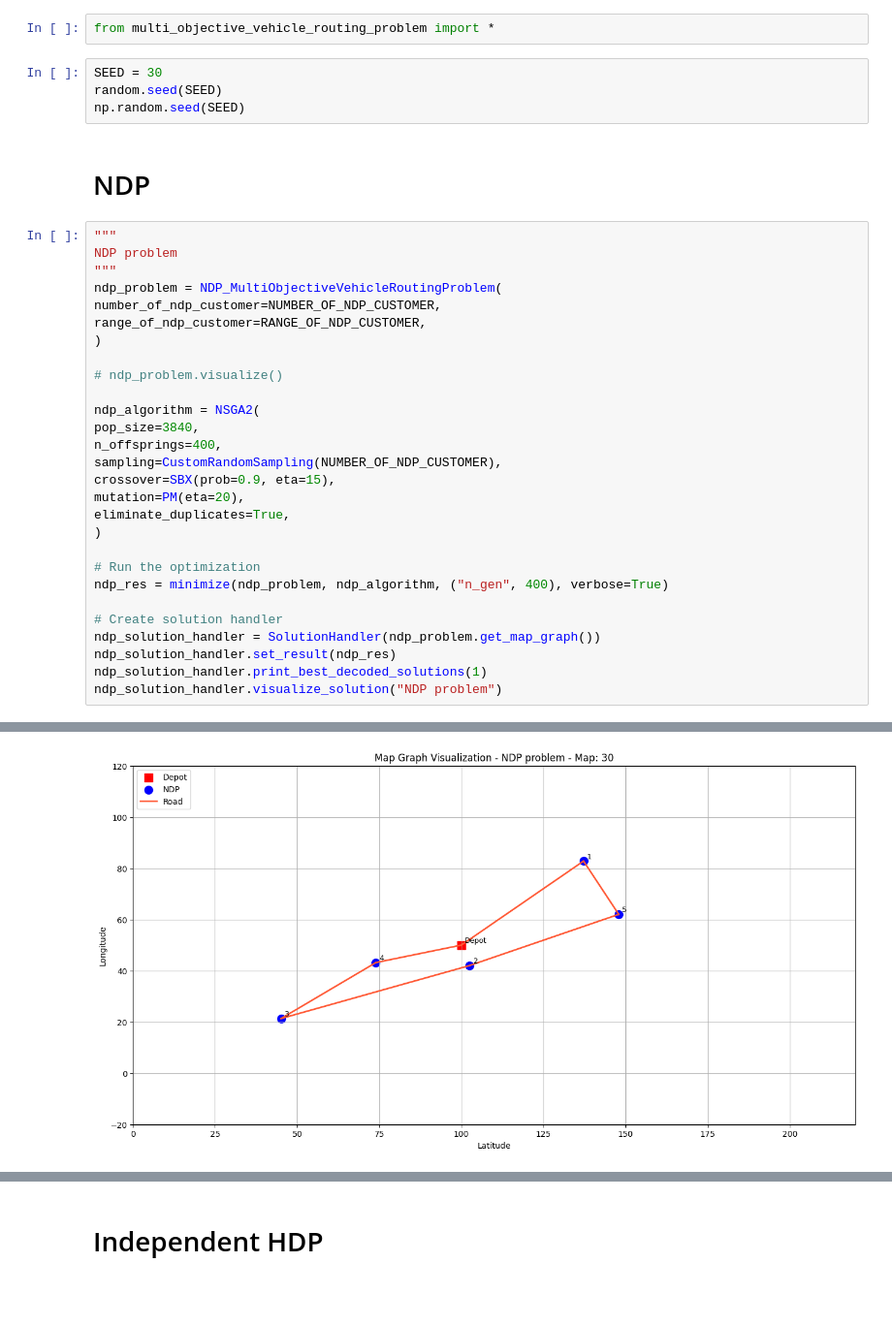
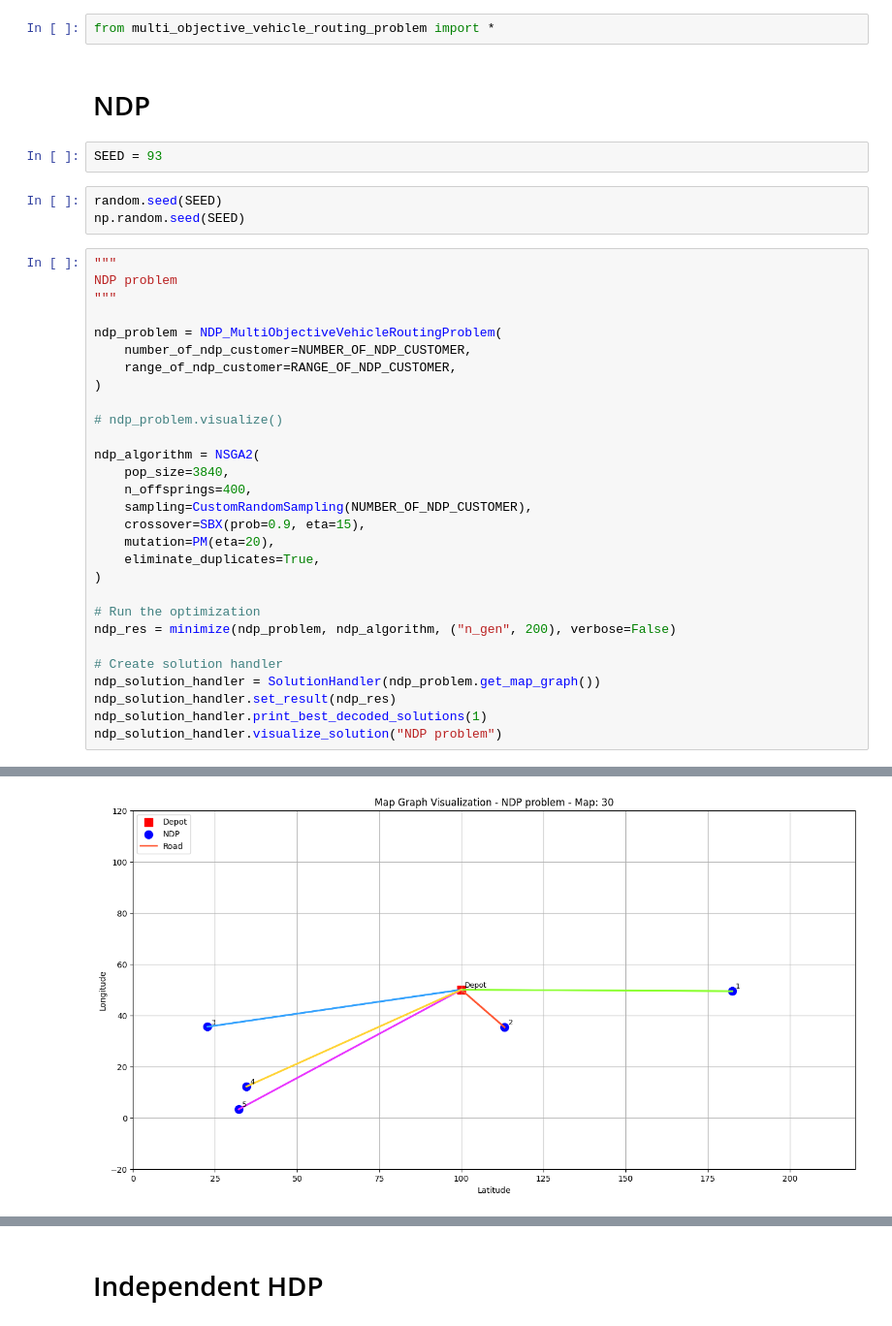
Before and after one commit to ducnguyen1014/DM-A, a Jupyter notebook: multi-objective_vehicle_routing_problem/duc_visualization.ipynb, the cells around one changed output, grey strips where cells are left out. Shown: that part at 97% size. Saved outputs shown, nothing was run; the diff lists cells and outputs as text; blank space fills up the shorter version.

Commit message:
COMPLETE: test NDP problem

```diff
--- a/multi-objective_vehicle_routing_problem/duc_visualization.ipynb
+++ b/multi-objective_vehicle_routing_problem/duc_visualization.ipynb
@@ -5,34 +5,36 @@ import pandas as pd
 import numpy as np
 # %%
 from multi_objective_vehicle_routing_problem import *
-# %%
-SEED = 30
-random.seed(SEED)
-np.random.seed(SEED)
 # %% [markdown]
 # NDP
+# %%
+SEED = 93
+# %%
+random.seed(SEED)
+np.random.seed(SEED)
 # %%
 """
 NDP problem
 """
+
 ndp_problem = NDP_MultiObjectiveVehicleRoutingProblem(
-number_of_ndp_customer=NUMBER_OF_NDP_CUSTOMER,
-range_of_ndp_customer=RANGE_OF_NDP_CUSTOMER,
+    number_of_ndp_customer=NUMBER_OF_NDP_CUSTOMER,
+    range_of_ndp_customer=RANGE_OF_NDP_CUSTOMER,
 )
 
 # ndp_problem.visualize()
 
 ndp_algorithm = NSGA2(
-pop_size=3840,
-n_offsprings=400,
-sampling=CustomRandomSampling(NUMBER_OF_NDP_CUSTOMER),
-crossover=SBX(prob=0.9, eta=15),
-mutation=PM(eta=20),
-eliminate_duplicates=True,
+    pop_size=3840,
+    n_offsprings=400,
+    sampling=CustomRandomSampling(NUMBER_OF_NDP_CUSTOMER),
+    crossover=SBX(prob=0.9, eta=15),
+    mutation=PM(eta=20),
+    eliminate_duplicates=True,
 )
 
 # Run the optimization
-ndp_res = minimize(ndp_problem, ndp_algorithm, ("n_gen", 400), verbose=True)
+ndp_res = minimize(ndp_problem, ndp_algorithm, ("n_gen", 200), verbose=False)
 
 # Create solution handler
 ndp_solution_handler = SolutionHandler(ndp_problem.get_map_graph())
@@ -60 +51 @@ SOLUTION 0
-[figure, old version]
+[figure, new version]
```
Also changed, not shown: parts of 10 cells of this notebook, 2 other files.
